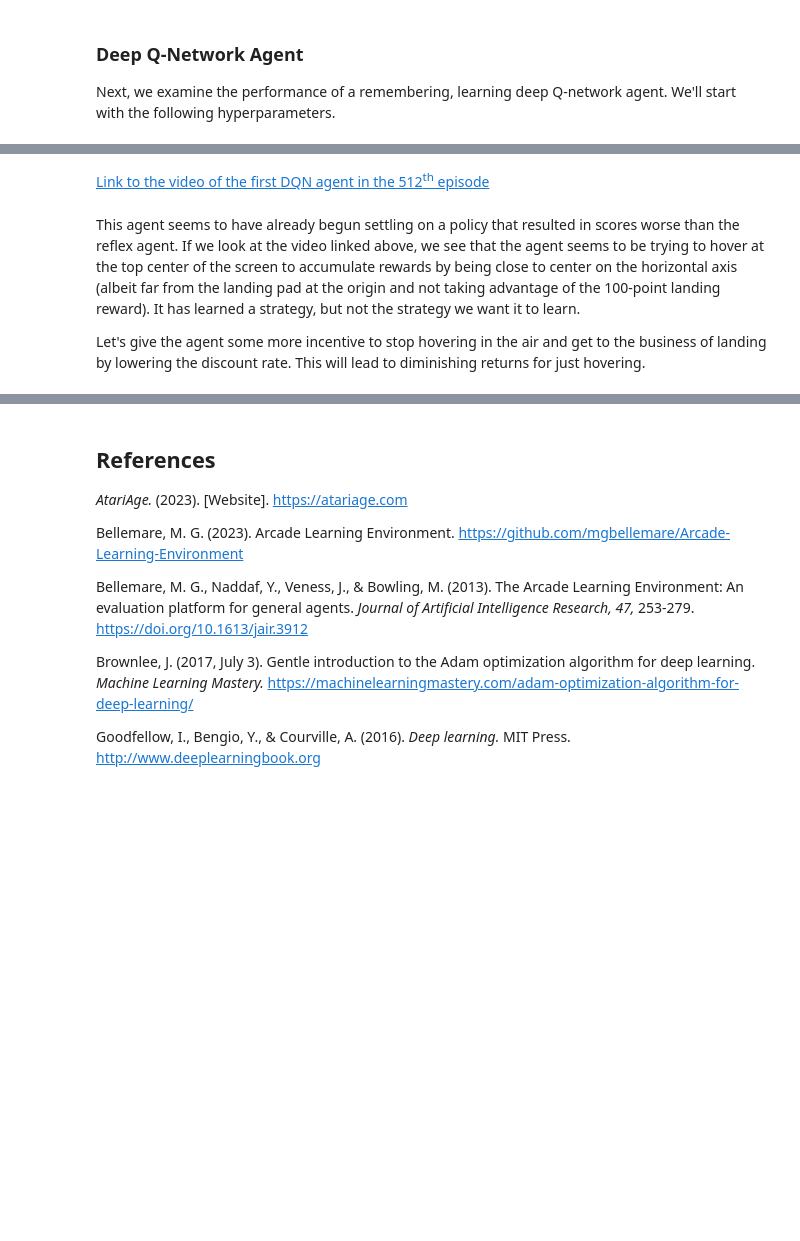
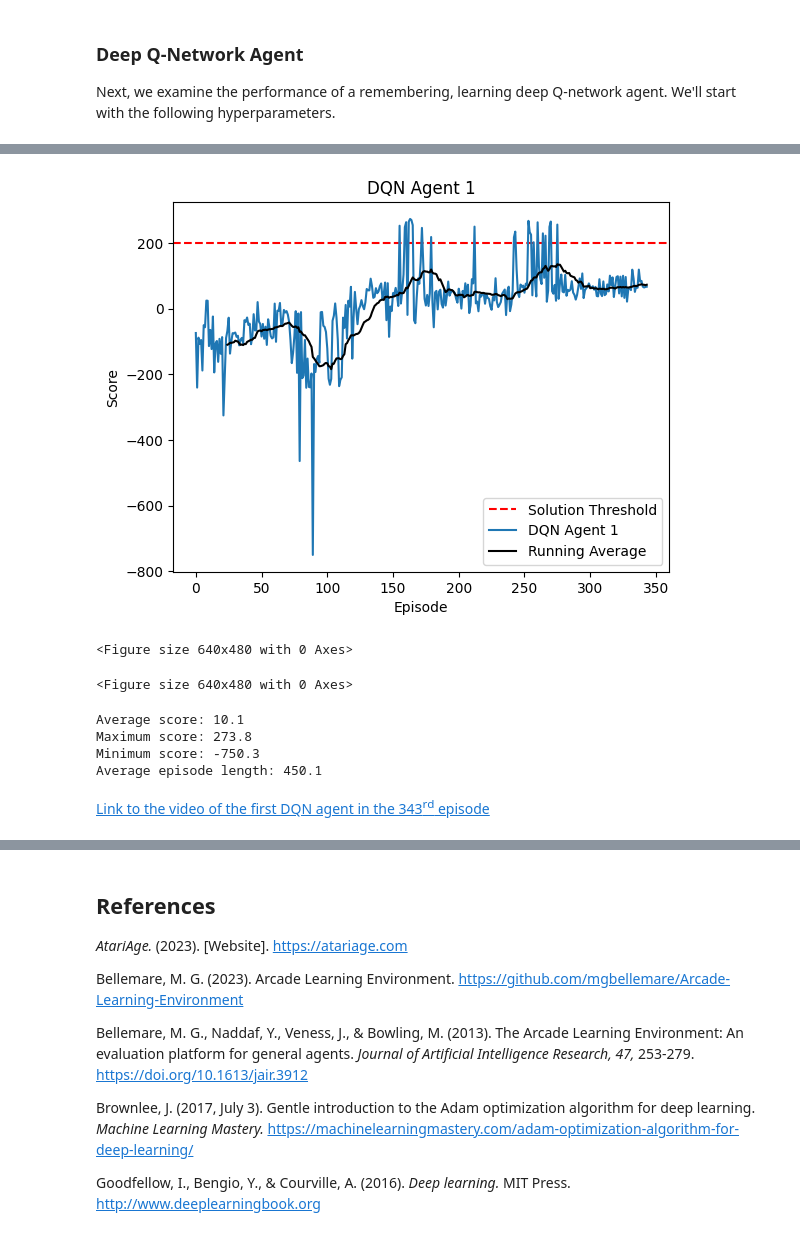
Before and after one commit to jaki9292/rl-project, a Jupyter notebook: project.ipynb, the cells around one changed output, grey strips where cells are left out. Saved outputs shown, nothing was run; the diff lists cells and outputs as text; code cells hidden in the pictures; blank space fills up the shorter version.

```diff
--- a/project.ipynb
+++ b/project.ipynb
@@ -582,6 +616,7 @@ Now we can define the agent.
 # https://pytorch.org/docs/stable/generated/torch.max.html
 # https://stackoverflow.com/questions/19339/transpose-unzip-function-inverse-of-zip/19343
 # https://pytorch.org/tutorials/beginner/basics/optimization_tutorial.html
+# https://pytorch.org/docs/stable/optim.html
 # https://pytorch.org/docs/stable/generated/torch.optim.lr_scheduler.StepLR.html
 # https://machinelearningmastery.com/using-learning-rate-schedule-in-pytorch-training/
 
@@ -639,7 +674,10 @@ class DQNAgent(LunarLander):
                                 amsgrad = True)  # Reddi et al., 2019 variant
 
         # Initialize learning rate scheduler
-        self.scheduler = optim.lr_scheduler.StepLR(self.optimizer, lr_period, lr_decay)
+        self.scheduler = optim.lr_scheduler.StepLR(self.optimizer,
+                                                   step_size = lr_period,
+                                                   gamma = lr_decay,
+                                                   verbose = False)
 
         # Initialize Huber loss function
         self.criterion = nn.SmoothL1Loss()
@@ -655,7 +693,7 @@ class DQNAgent(LunarLander):
         # Calculate exponentially decaying epsilon-greedy threshold
         # (as number of steps becomes large, threshold becomes minimum)
         eps_threshold = (self.eps_min + (self.eps_max - self.eps_min)
-                            * math.exp(-self.total_steps * self.eps_decay))
+                        * math.exp(-self.total_steps * self.eps_decay))
 
         # Increment total steps
         self.total_steps += 1
@@ -975,22 +1075,26 @@ warnings.filterwarnings("default")
 # %%
 # Train DQN agent
 
 # If GPU device is available
 if torch.cuda.is_available():
-    episodes = 1000
+    episodes = 513
     print("Device: cuda")
 else:
-    episodes = 600
+    episodes = 344
     print("Device: cpu")
 
 # Train for specified number of episodes
 dqn_agent1.iterate(episodes, verbose = False, video = True)
 
 # Print average, max, min
 average, max, min, avg_length = dqn_agent1.score_stats(verbose = True)
+# %% [output]
+[figure, added]
+<Figure size 640x480 with 0 Axes>
+<Figure size 640x480 with 0 Axes>
+Average score: 10.1
+Maximum score: 273.8
+Minimum score: -750.3
+Average episode length: 450.1
 # %% [markdown]
-[Link to the video of the first DQN agent in the 512<sup>th</sup> episode](videos/dqn-agent-1-episode-512.mp4)
+[Link to the video of the first DQN agent in the 343<sup>rd</sup> episode](videos/dqn-agent-1-episode-343.mp4)
-# %% [markdown]
-This agent seems to have already begun settling on a policy that resulted in scores worse than the reflex agent. If we look at the video linked above, we see that the agent seems to be trying to hover at the top center of the screen to accumulate rewards by being close to center on the horizontal axis (albeit far from the landing pad at the origin and not taking advantage of the 100-point landing reward). It has learned a strategy, but not the strategy we want it to learn.
-
-Let's give the agent some more incentive to stop hovering in the air and get to the business of landing by lowering the discount rate. This will lead to diminishing returns for just hovering.
```
Also changed, not shown: parts of 48 cells of this notebook.
